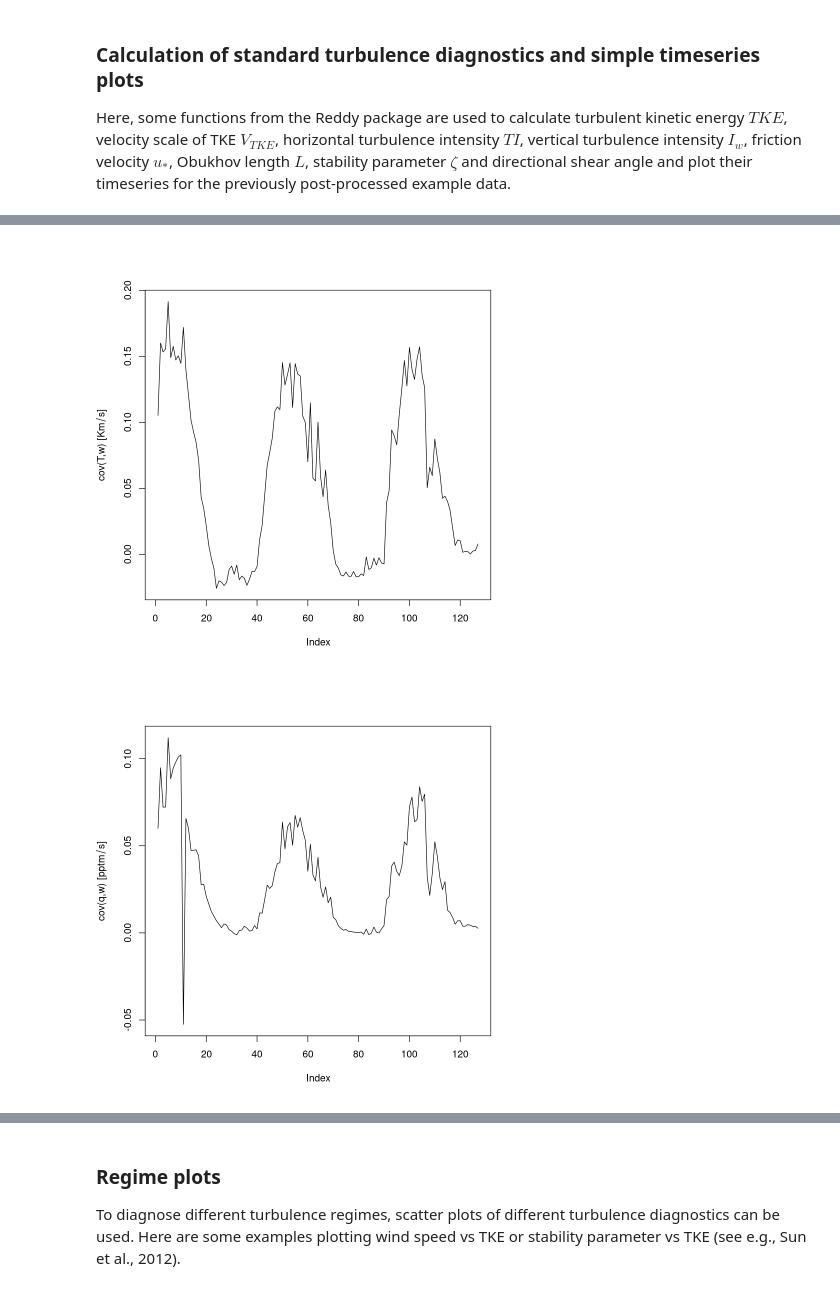
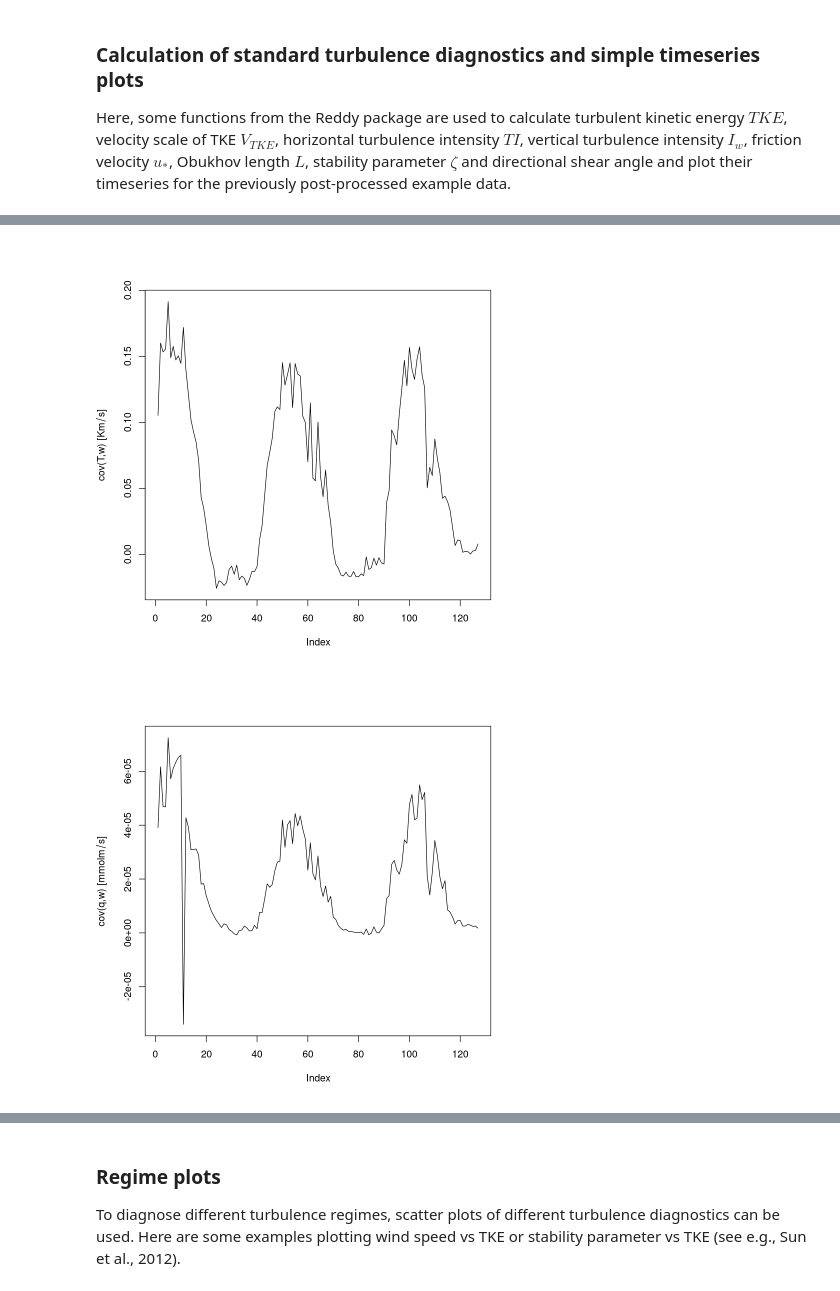
Before and after one commit to noctiluc3nt/ec_analyze, a Jupyter notebook: notebooks/02_basic-turbulence-diagnostics.ipynb, the cells around one changed output, grey strips where cells are left out. Saved outputs shown, nothing was run; the diff lists cells and outputs as text; code cells hidden in the pictures.

```diff
--- a/notebooks/02_basic-turbulence-diagnostics.ipynb
+++ b/notebooks/02_basic-turbulence-diagnostics.ipynb
@@ -29,22 +29,22 @@ dat$alpha_uw=calc_dshear(dat$cov_uw,dat$cov_vw)
 # %%
 #basic timeseries plots
 plot(dat$T_mean,type="l",ylab="temperature [°C]",col=2)
 plot(dat$ws_mean,type="l",ylab="wind speed [m/s]")
 plot(dat$tke,type="l",ylab=TeX("TKE [$m^2/s^2$]"),ylim=c(0,2))
 plot(dat$zeta,type="l",ylab="stability parameter [-]")
 abline(h=0,lty=2)
 plot(dat$ti,type="l",ylab="turbulence intensity [-]",ylim=c(0,1))
 points(dat$iw,type="l",col="gray50")
 plot(dat$cov_uw,type="l",ylab=TeX("cov(u,w) [$m^2/s^2$]"))
 plot(dat$cov_wT,type="l",ylab=TeX("cov(T,w) [$K m/s$]"))
-plot(dat$cov_qw,type="l",ylab=TeX("cov(q,w) [$ppt m/s$]"))
+plot(dat$cov_h2ow,type="l",ylab=TeX("cov(q,w) [$mmol m/s$]"))
 plot(dat$cov_co2w,type="l",ylab=TeX("cov(c,w) [$ppm m/s$]"))
 # %% [output]
 [figure]
 [figure]
 [figure]
 [figure]
 [figure]
 [figure]
 [figure]
-[figure, old version]
+[figure, new version]
```
Also changed, not shown: parts of 3 cells of this notebook.
